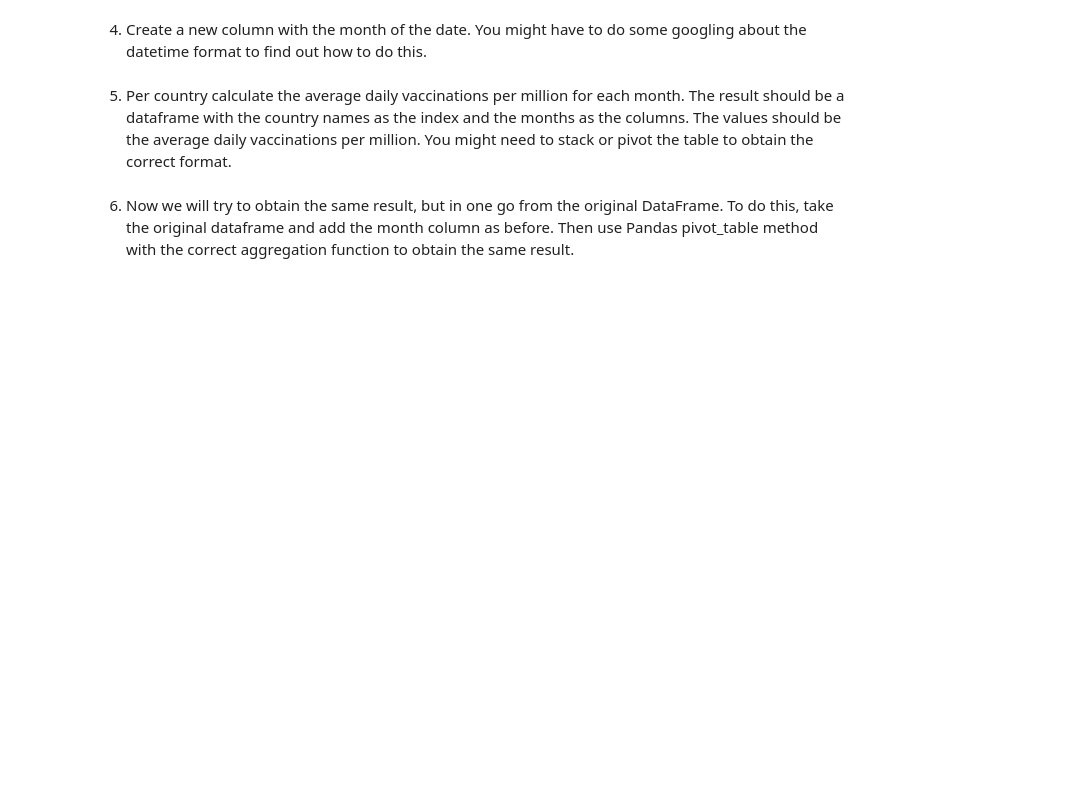
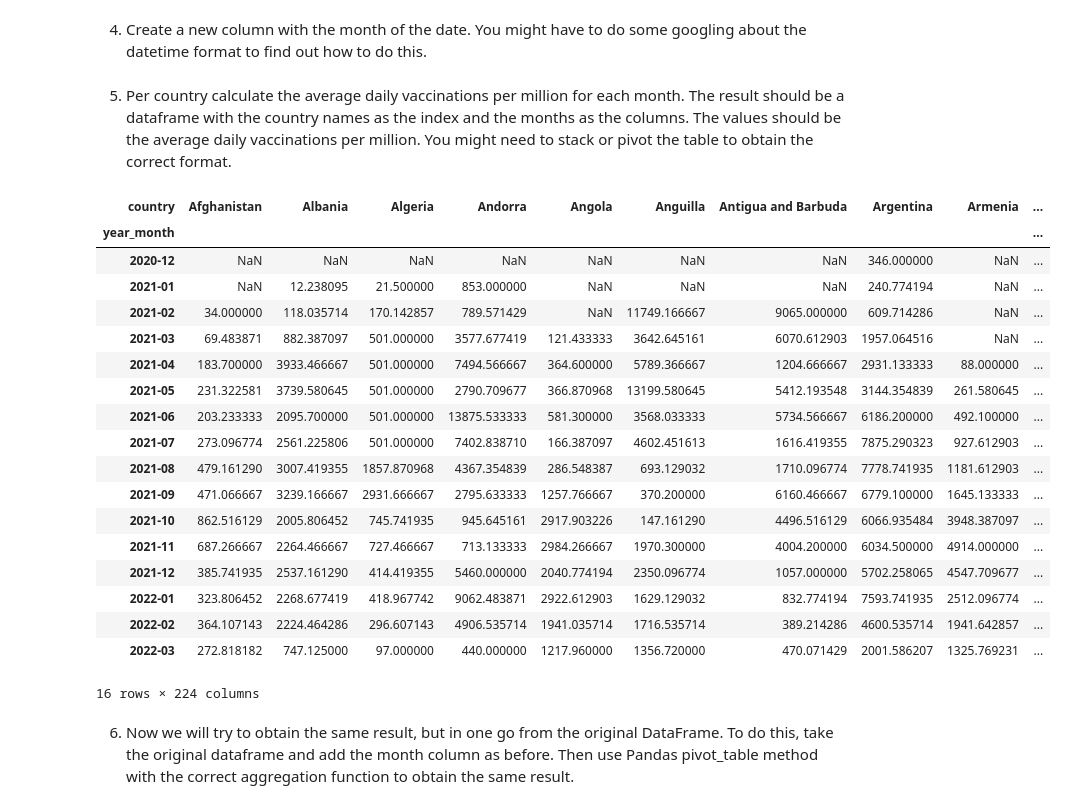
Before and after one commit to fenyx-it-academy/Class8-DataManipulation-Week20, a Jupyter notebook: assignment3.ipynb, the cells around one changed output. Cells and saved outputs as stored; diff of their text form; code cells hidden in the pictures; blank space fills up the shorter version.

```diff
--- a/assignment3.ipynb
+++ b/assignment3.ipynb
@@ -15,7 +15,7 @@ import numpy as np
 # %% [markdown]
 Download the `country_vaccinations.csv` file from the following [kaggle page](https://www.kaggle.com/datasets/gpreda/covid-world-vaccination-progress). We load it in in the following cell, make sure to set the correct path. The rest of the assignment you will be using this dataframe!
 # %%
-df = pd.read_csv("/path/to/country_vaccinations.csv")
+df = pd.read_csv("country_vaccinations.csv")
 # %% [markdown]
 1. Print some statistics of the dataframe, like the column names and the stats per column, to get a feel for the data.
 # %%
@@ -26,0 +64,4 @@ df = pd.read_csv("/path/to/country_vaccinations.csv")
+# %%
+# YOUR CODE HERE
+pivot_df = df.pivot(index='date', columns='country', values='daily_vaccinations_per_million')
+pivot_df.head()
@@ -28,3 +78,5 @@ df = pd.read_csv("/path/to/country_vaccinations.csv")
 3. Convert the date index to datetime format.
 # %%
 # YOUR CODE HERE
+pivot_df.index = pd.to_datetime(pivot_df.index)
+pivot_df.head()
@@ -35,6 +94,31 @@ df = pd.read_csv("/path/to/country_vaccinations.csv")
+# %%
+# YOUR CODE HERE
+pivot_df['month'] = pivot_df.index.month
+pivot_df['year_month'] = pivot_df.index.strftime('%Y-%m')
 # %% [markdown]
 5. Per country calculate the average daily vaccinations per million for each month. The result should be a dataframe with the country names as the index and the months as the columns. The values should be the average daily vaccinations per million. You might need to stack or pivot the table to obtain the correct format.
 # %%
 # YOUR CODE HERE
+pivot_df.groupby(by='year_month').mean()
+# %% [output]
+| country | Afghanistan | Albania | Algeria | Andorra | Angola | Anguilla | Antigua and Barbuda | Argentina | Armenia | ... |
+| year_month |  |  |  |  |  |  |  |  |  | ... |
+| 2020-12 | NaN | NaN | NaN | NaN | NaN | NaN | NaN | 346.000000 | NaN | ... |
+| 2021-01 | NaN | 12.238095 | 21.500000 | 853.000000 | NaN | NaN | NaN | 240.774194 | NaN | ... |
+| 2021-02 | 34.000000 | 118.035714 | 170.142857 | 789.571429 | NaN | 11749.166667 | 9065.000000 | 609.714286 | NaN | ... |
+| 2021-03 | 69.483871 | 882.387097 | 501.000000 | 3577.677419 | 121.433333 | 3642.645161 | 6070.612903 | 1957.064516 | NaN | ... |
+| 2021-04 | 183.700000 | 3933.466667 | 501.000000 | 7494.566667 | 364.600000 | 5789.366667 | 1204.666667 | 2931.133333 | 88.000000 | ... |
+| 2021-05 | 231.322581 | 3739.580645 | 501.000000 | 2790.709677 | 366.870968 | 13199.580645 | 5412.193548 | 3144.354839 | 261.580645 | ... |
+| 2021-06 | 203.233333 | 2095.700000 | 501.000000 | 13875.533333 | 581.300000 | 3568.033333 | 5734.566667 | 6186.200000 | 492.100000 | ... |
+| 2021-07 | 273.096774 | 2561.225806 | 501.000000 | 7402.838710 | 166.387097 | 4602.451613 | 1616.419355 | 7875.290323 | 927.612903 | ... |
+| 2021-08 | 479.161290 | 3007.419355 | 1857.870968 | 4367.354839 | 286.548387 | 693.129032 | 1710.096774 | 7778.741935 | 1181.612903 | ... |
+| 2021-09 | 471.066667 | 3239.166667 | 2931.666667 | 2795.633333 | 1257.766667 | 370.200000 | 6160.466667 | 6779.100000 | 1645.133333 | ... |
+| 2021-10 | 862.516129 | 2005.806452 | 745.741935 | 945.645161 | 2917.903226 | 147.161290 | 4496.516129 | 6066.935484 | 3948.387097 | ... |
+| 2021-11 | 687.266667 | 2264.466667 | 727.466667 | 713.133333 | 2984.266667 | 1970.300000 | 4004.200000 | 6034.500000 | 4914.000000 | ... |
+| 2021-12 | 385.741935 | 2537.161290 | 414.419355 | 5460.000000 | 2040.774194 | 2350.096774 | 1057.000000 | 5702.258065 | 4547.709677 | ... |
+| 2022-01 | 323.806452 | 2268.677419 | 418.967742 | 9062.483871 | 2922.612903 | 1629.129032 | 832.774194 | 7593.741935 | 2512.096774 | ... |
+| 2022-02 | 364.107143 | 2224.464286 | 296.607143 | 4906.535714 | 1941.035714 | 1716.535714 | 389.214286 | 4600.535714 | 1941.642857 | ... |
+| 2022-03 | 272.818182 | 747.125000 | 97.000000 | 440.000000 | 1217.960000 | 1356.720000 | 470.071429 | 2001.586207 | 1325.769231 | ... |
+16 rows × 224 columns
 # %% [markdown]
 6. Now we will try to obtain the same result, but in one go from the original DataFrame. To do this, take the original dataframe and add the month column as before. Then use Pandas pivot_table method with the correct aggregation function to obtain the same result.
```
Also changed, not shown: parts of 13 cells of this notebook, 1 other file.
